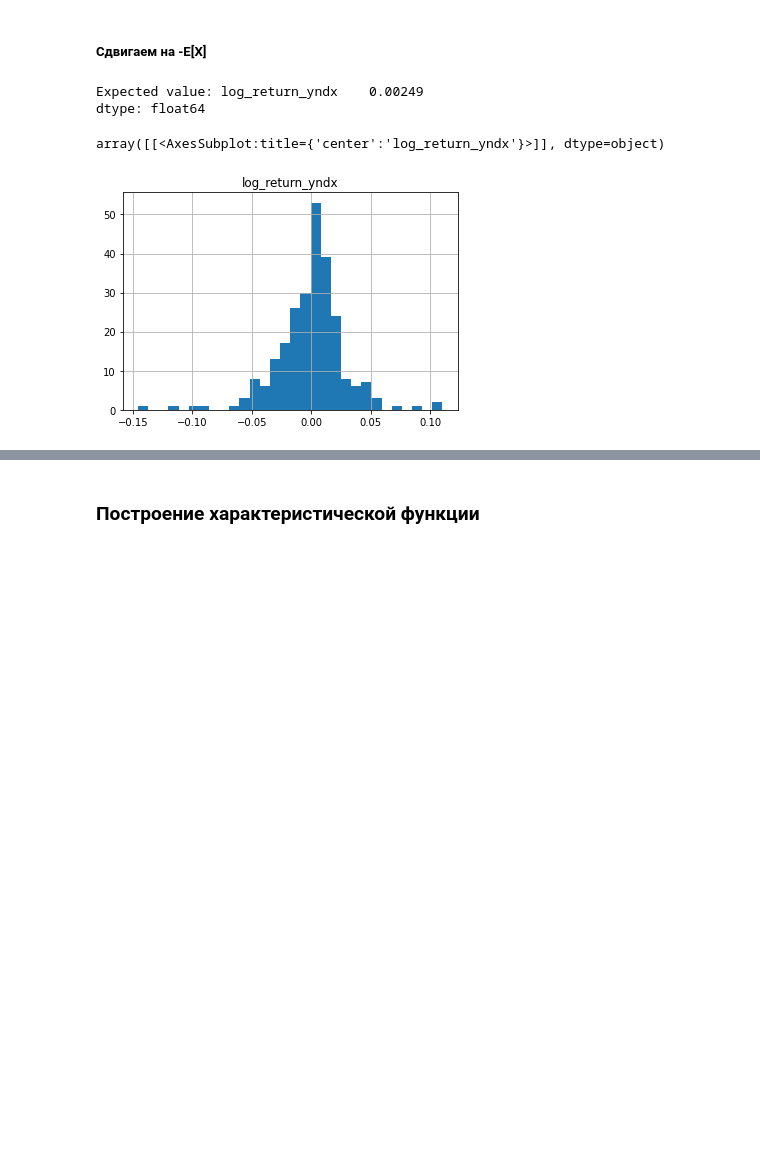
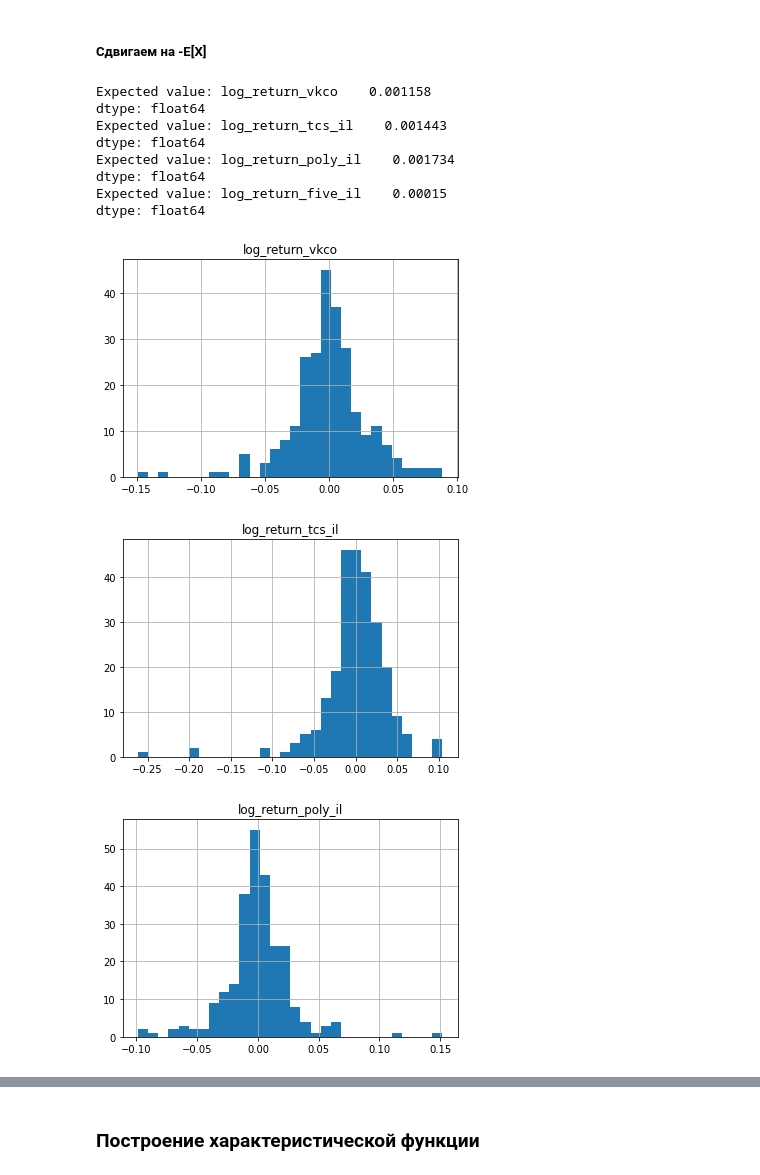
Before and after one commit to ChingisBadmaev/Copula-Models-Comparison-for-Portfolio-Risk-Assessment, a Jupyter notebook: data_processing.ipynb, the cells around one changed output, grey strips where cells are left out. Drawn from its saved outputs; the diff is of its cells as text; code cells hidden in the pictures; blank space fills up the shorter version.

```diff
--- a/data_processing.ipynb
+++ b/data_processing.ipynb
@@ -9,10 +9,10 @@ from scipy import stats
 
 import math
 # %%
-data_yndx = pd.read_csv("YNDX.csv")
 data_vkco = pd.read_csv("VKCO.IL.csv")
 data_tcs_il = pd.read_csv("TCS.IL.csv")
 data_poly_il = pd.read_csv("POLY.L.csv")
+data_five_il = pd.read_csv("FIVE.IL.csv")
 # %% [markdown]
 
 ### Equation transforms a price series p into a log-returns r series for each asset:
@@ -24,10 +24,10 @@ def get_log_return(dataframe, column):
         log_return.append(np.log(data[i] / data[i - 1]))
     return log_return
 # %%
-log_return_yndx = pd.DataFrame({'log_return_yndx': get_log_return(data_yndx, 'Close')})
 log_return_vkco = pd.DataFrame({'log_return_vkco': get_log_return(data_vkco, 'Close')})
 log_return_tcs_il = pd.DataFrame({'log_return_tcs_il': get_log_return(data_tcs_il, 'Close')})
 log_return_poly_il = pd.DataFrame({'log_return_poly_il': get_log_return(data_poly_il, 'Close')})
+log_return_five_il = pd.DataFrame({'log_return_five_il': get_log_return(data_five_il, 'Close')})
 # %% [markdown]
 ### Проверка на нормальное распределение критерием Шапиро-Уилка
 # %%
@@ -50,5 +50,5 @@ poly_il: 4.1895285851634156e-11
 # %%
-for item in [log_return_yndx, log_return_vkco, log_return_tcs_il, log_return_poly_il]:
+for item in [log_return_vkco, log_return_tcs_il, log_return_poly_il, log_return_five_il]:
     plt.figure()
-    plt.hist(item, bins=50, label='hst')
+    plt.hist(item, bins=255, label='hst')
 # %% [output]
@@ -99,11 +100,18 @@ def get_expected_value(dataframe):
 def math_expectation_shift(dataframe):
     return dataframe - get_expected_value(dataframe)
 # %%
-print('Expected value:', (get_expected_value(log_return_yndx)))
-log_return_yndx = math_expectation_shift(log_return_yndx)
-log_return_yndx.hist(bins=30)
+for item in [log_return_vkco, log_return_tcs_il, log_return_poly_il, log_return_five_il]:
+    print('Expected value:', (get_expected_value(item)))
+    math_expectation_shift(item).hist(bins=30)
 # %% [output]
-Expected value: log_return_yndx    0.00249
+Expected value: log_return_vkco    0.001158
 dtype: float64
+Expected value: log_return_tcs_il    0.001443
+dtype: float64
+Expected value: log_return_poly_il    0.001734
+dtype: float64
+Expected value: log_return_five_il    0.00015
+dtype: float64
-array([[<AxesSubplot:title={'center':'log_return_yndx'}>]], dtype=object)
-[figure, old version]
+[figure, new version]
+[figure, added]
+[figure, added]
```
Also changed, not shown: parts of 9 cells of this notebook.
